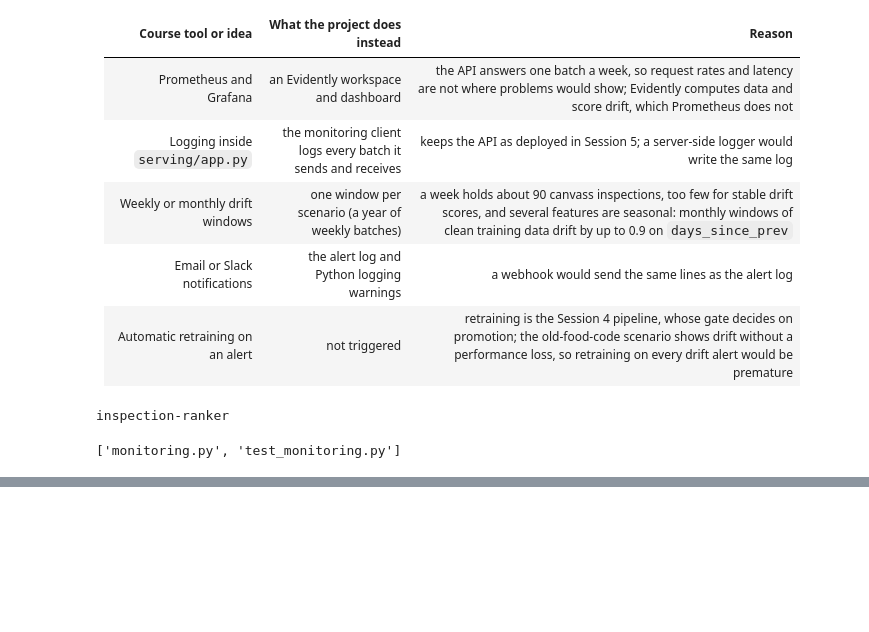
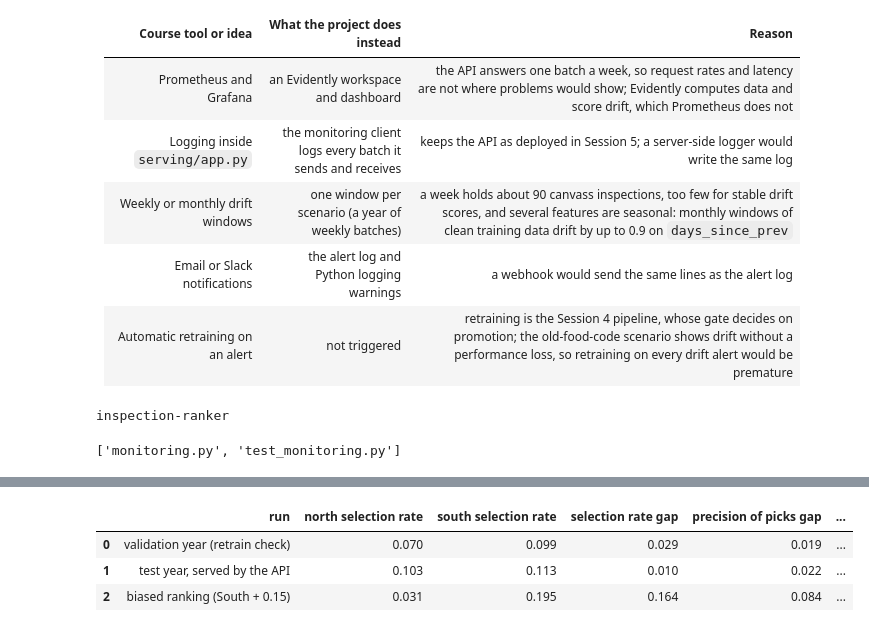
Before and after one commit to brookerios20/chicago-inspection-ranking-mlops, a Jupyter notebook: app/app.ipynb, the cells around one changed output, grey strips where cells are left out. Saved outputs shown, nothing was run; the diff lists cells and outputs as text; code cells hidden in the pictures; blank space fills up the shorter version.

```diff
--- a/app/app.ipynb
+++ b/app/app.ipynb
@@ -4770,0 +4897,25 @@ inspection-ranker
+# %%
+# This cell applies the fairness gate three times: to the validation picks a retrain produces (the
+# out-of-sample predictions in results/reference.parquet, by region as in Session 6), to the test
+# year as the deployed API scored it (Session 7b), and to a deliberately biased ranking that adds
+# 0.15 to every South Side score, which the gate should stop.
+from src import governance
+
+served_regions = add_slice_columns(served.copy())
+served_regions = served_regions[served_regions["slice_region"] != "unknown"]
+biased = fairness.assign(prediction=fairness["prediction"] + 0.15 * (fairness["slice_region"] == "south"))
+gate_runs = {"validation year (retrain check)": (fairness, "prediction"),
+             "test year, served by the API": (served_regions, "score"),
+             "biased ranking (South + 0.15)": (biased, "prediction")}
+
+gate_results = []
+for name, (frame, score_col) in gate_runs.items():
+    passed, by_region, gaps = governance.fairness_gate(frame, "slice_region", k_week, score_col=score_col)
+    gate_results.append({"run": name, **{f"{region} selection rate": rate for region, rate in by_region["selection rate"].items()},
+                         **{f"{measure} gap": gap for measure, gap in gaps.items()}, "gate passed": passed})
+pd.DataFrame(gate_results).round(3)
+# %% [output]
+|  | run | north selection rate | south selection rate | selection rate gap | precision of picks gap | ... |
+| 0 | validation year (retrain check) | 0.070 | 0.099 | 0.029 | 0.019 | ... |
+| 1 | test year, served by the API | 0.103 | 0.113 | 0.010 | 0.022 | ... |
+| 2 | biased ranking (South + 0.15) | 0.031 | 0.195 | 0.164 | 0.084 | ... |
```
Also changed, not shown: parts of 30 cells of this notebook, 10 other files.
